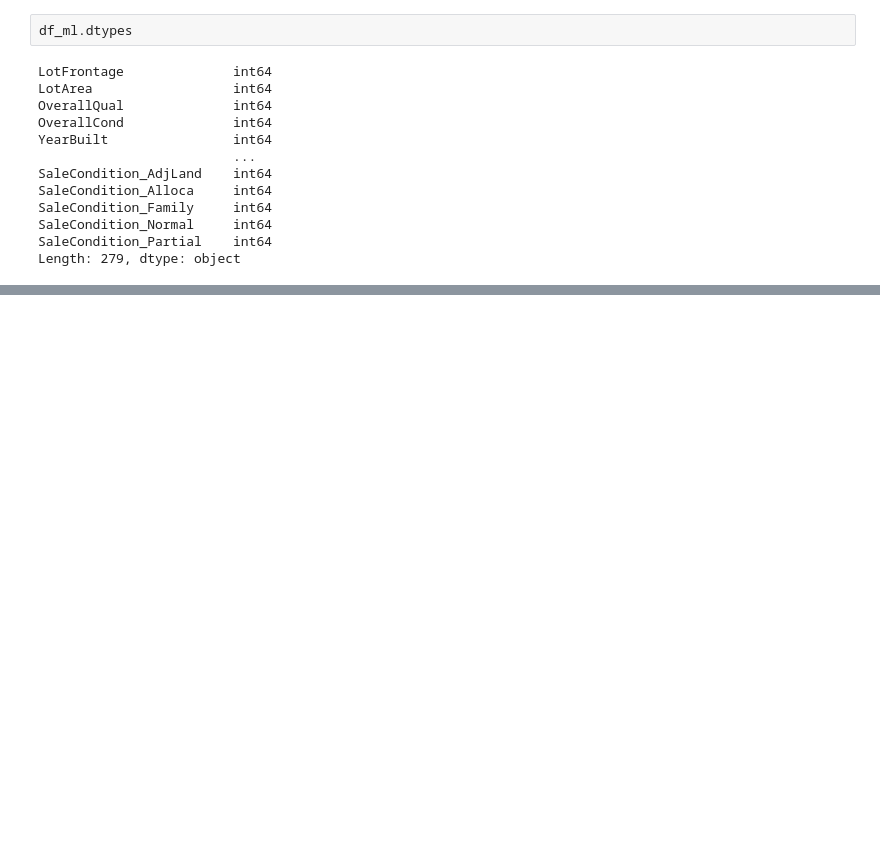
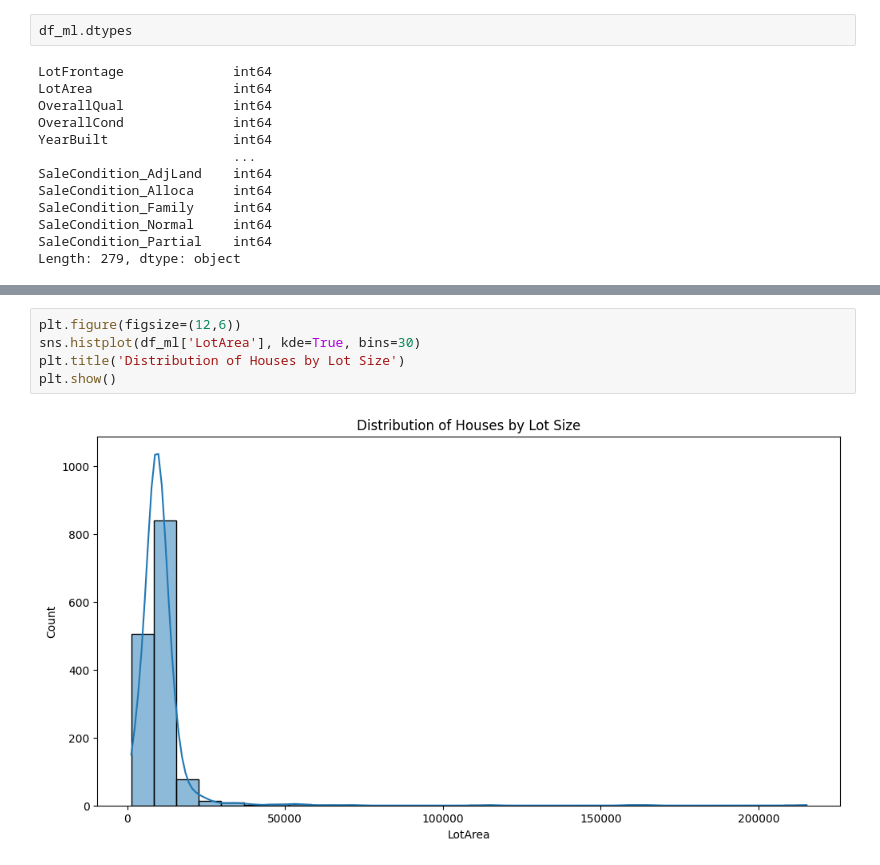
Before and after one commit to Meenakshigupta6527/EDA-for-Real-Estate-Pricing, a Jupyter notebook: Exploratory_Data_Analysis_for_Real_Estate_Pricing.ipynb, the cells around one changed output, grey strips where cells are left out. Saved outputs shown, nothing was run; the diff lists cells and outputs as text; blank space fills up the shorter version.

```diff
--- a/Exploratory_Data_Analysis_for_Real_Estate_Pricing.ipynb
+++ b/Exploratory_Data_Analysis_for_Real_Estate_Pricing.ipynb
@@ -214,0 +276,7 @@ Length: 279, dtype: object
+# %%
+plt.figure(figsize=(12,6))
+sns.histplot(df_ml['LotArea'], kde=True, bins=30)
+plt.title('Distribution of Houses by Lot Size')
+plt.show()
+# %% [output]
+[figure, added]
```
Also changed, not shown: parts of 11 cells of this notebook.
